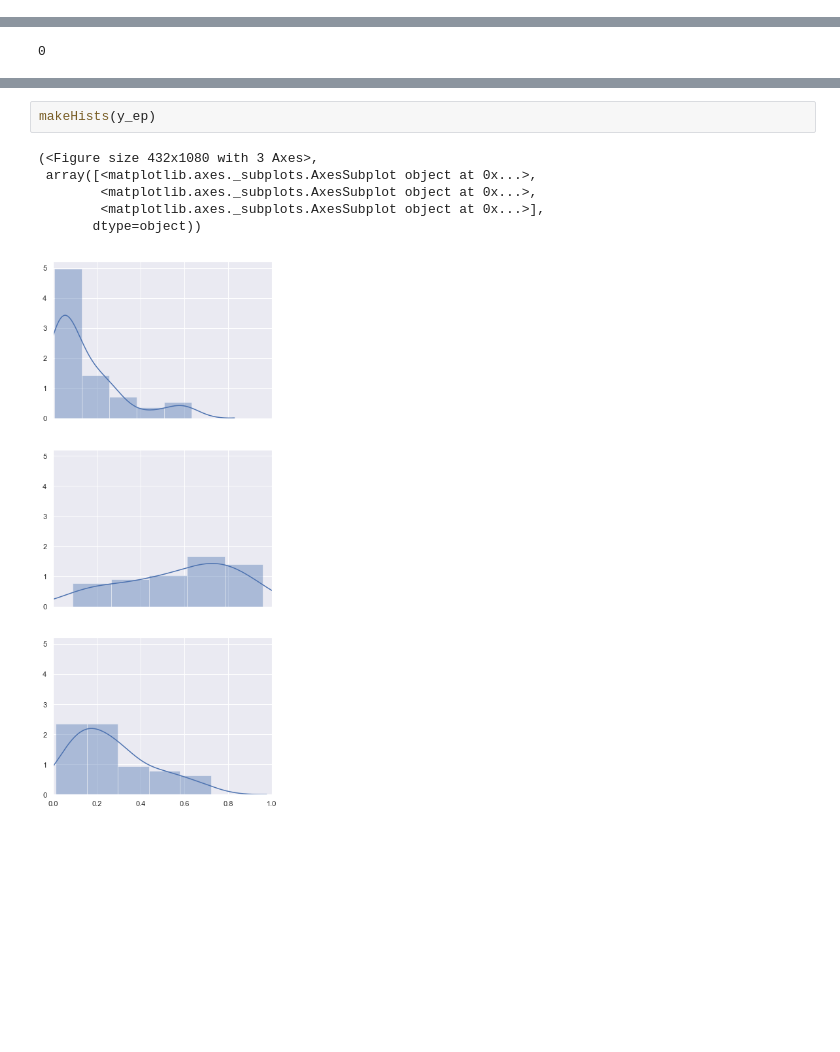
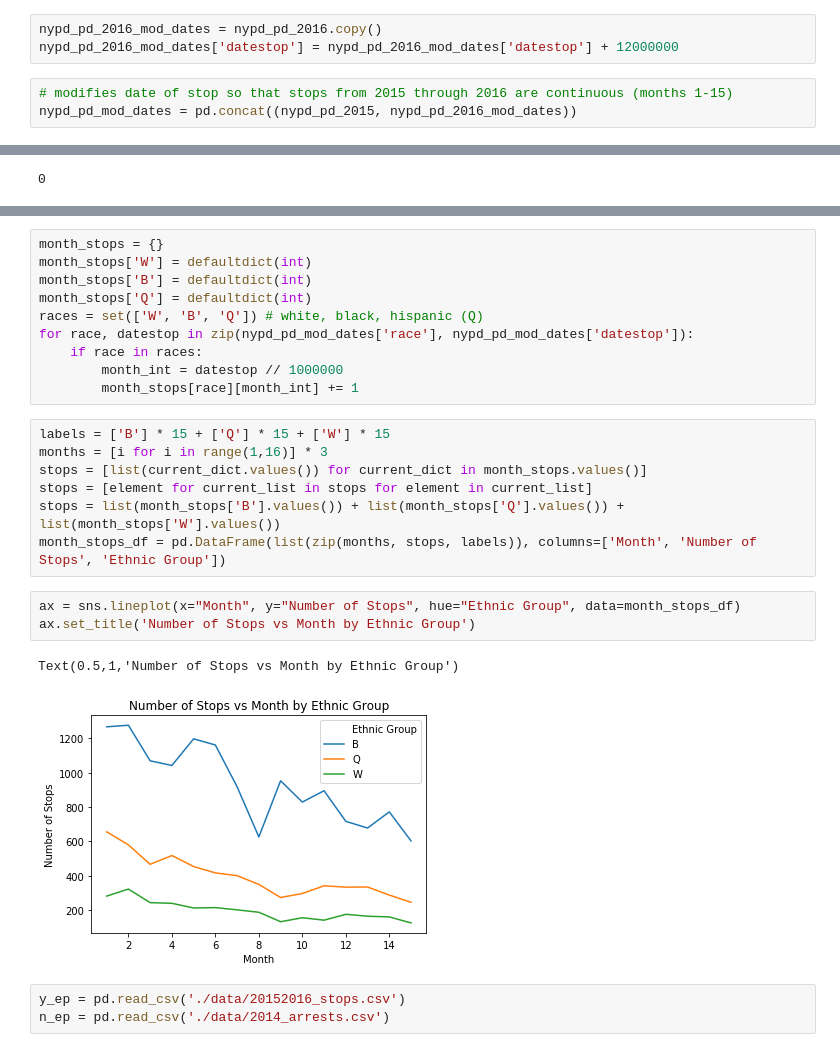
Before and after one commit to maxpiasevoli/SML310_FinalProject_MP, a Jupyter notebook: Exploratory Analysis With Data Pre Processing.ipynb, the cells around one changed output, grey strips where cells are left out. Cells and saved outputs as stored; diff of their text form; blank space fills up the shorter version.

```diff
--- a/Exploratory Analysis With Data Pre Processing.ipynb
+++ b/Exploratory Analysis With Data Pre Processing.ipynb
@@ -49,6 +51,12 @@ nypd_pd_2016.datestop = nypd_pd_2016.datestop.astype(int)
 # %%
 nypd_pd_2016 = nypd_pd_2016[nypd_pd_2016['datestop'] < 4000000] # only consider stops up to march
 nypd_pd = pd.concat((nypd_pd_2015, nypd_pd_2016))
+# %%
+nypd_pd_2016_mod_dates = nypd_pd_2016.copy()
+nypd_pd_2016_mod_dates['datestop'] = nypd_pd_2016_mod_dates['datestop'] + 12000000
+# %%
+# modifies date of stop so that stops from 2015 through 2016 are continuous (months 1-15)
+nypd_pd_mod_dates = pd.concat((nypd_pd_2015, nypd_pd_2016_mod_dates))
 # %%
 # restrict to weapons related crimes
 # unsure of whether to include following line for 2014; is the number of arrests in the previous year categorized by crime type?
@@ -389,9 +347,26 @@ def makeHists(ep):
-# %%
-makeHists(y_ep)
-# %% [output]
-(<Figure size 432x1080 with 3 Axes>,
- array([<matplotlib.axes._subplots.AxesSubplot object at 0x...>,
-        <matplotlib.axes._subplots.AxesSubplot object at 0x...>,
-        <matplotlib.axes._subplots.AxesSubplot object at 0x...>],
-       dtype=object))
-[figure, removed]
+# %%
+month_stops = {}
+month_stops['W'] = defaultdict(int)
+month_stops['B'] = defaultdict(int)
+month_stops['Q'] = defaultdict(int)
+races = set(['W', 'B', 'Q']) # white, black, hispanic (Q)
+for race, datestop in zip(nypd_pd_mod_dates['race'], nypd_pd_mod_dates['datestop']):
+    if race in races:
+        month_int = datestop // 1000000
+        month_stops[race][month_int] += 1
+# %%
+labels = ['B'] * 15 + ['Q'] * 15 + ['W'] * 15
+months = [i for i in range(1,16)] * 3
+stops = [list(current_dict.values()) for current_dict in month_stops.values()]
+stops = [element for current_list in stops for element in current_list]
+stops = list(month_stops['B'].values()) + list(month_stops['Q'].values()) + list(month_stops['W'].values())
+month_stops_df = pd.DataFrame(list(zip(months, stops, labels)), columns=['Month', 'Number of Stops', 'Ethnic Group'])
+# %%
+ax = sns.lineplot(x="Month", y="Number of Stops", hue="Ethnic Group", data=month_stops_df)
+ax.set_title('Number of Stops vs Month by Ethnic Group')
+# %% [output]
+Text(0.5,1,'Number of Stops vs Month by Ethnic Group')
+[figure, added]
+# %%
+y_ep = pd.read_csv('./data/20152016_stops.csv')
+n_ep = pd.read_csv('./data/2014_arrests.csv')
```
Also changed, not shown: parts of 13 cells of this notebook, 9 other files.
